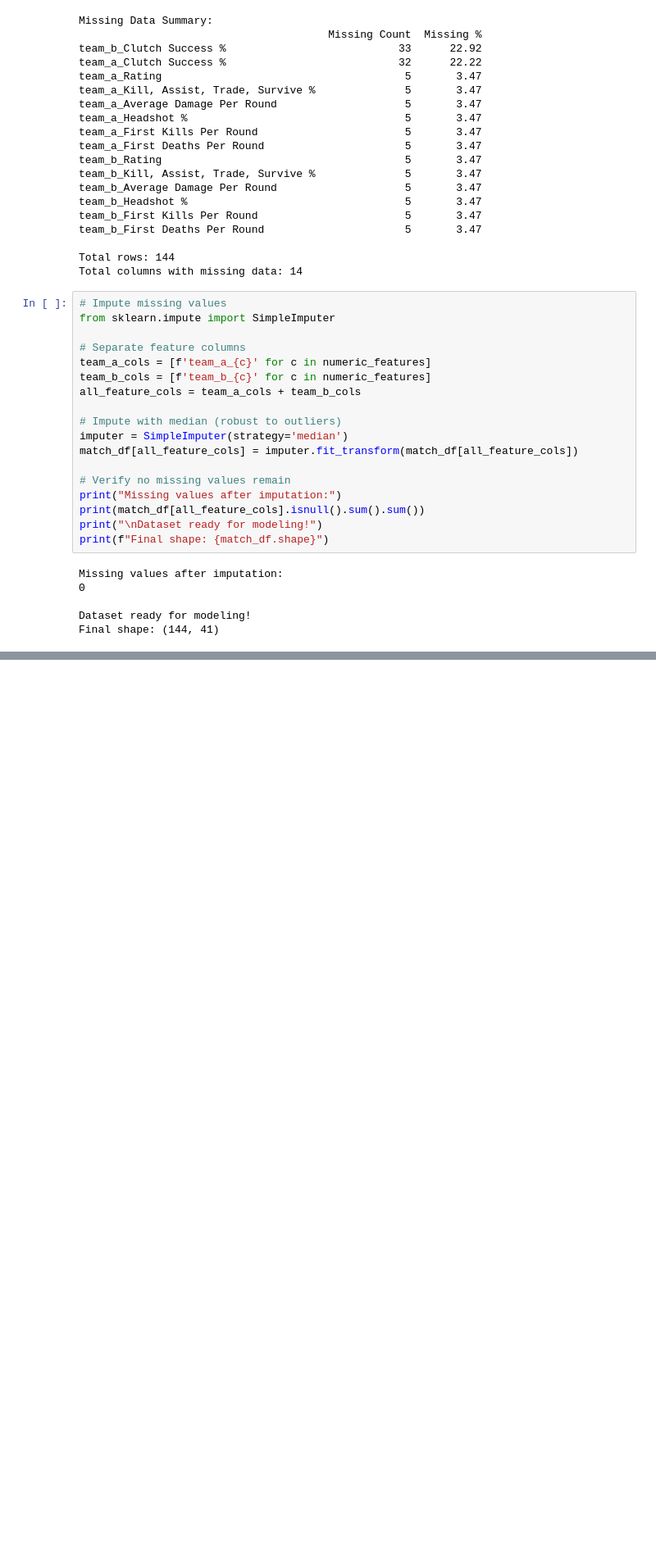
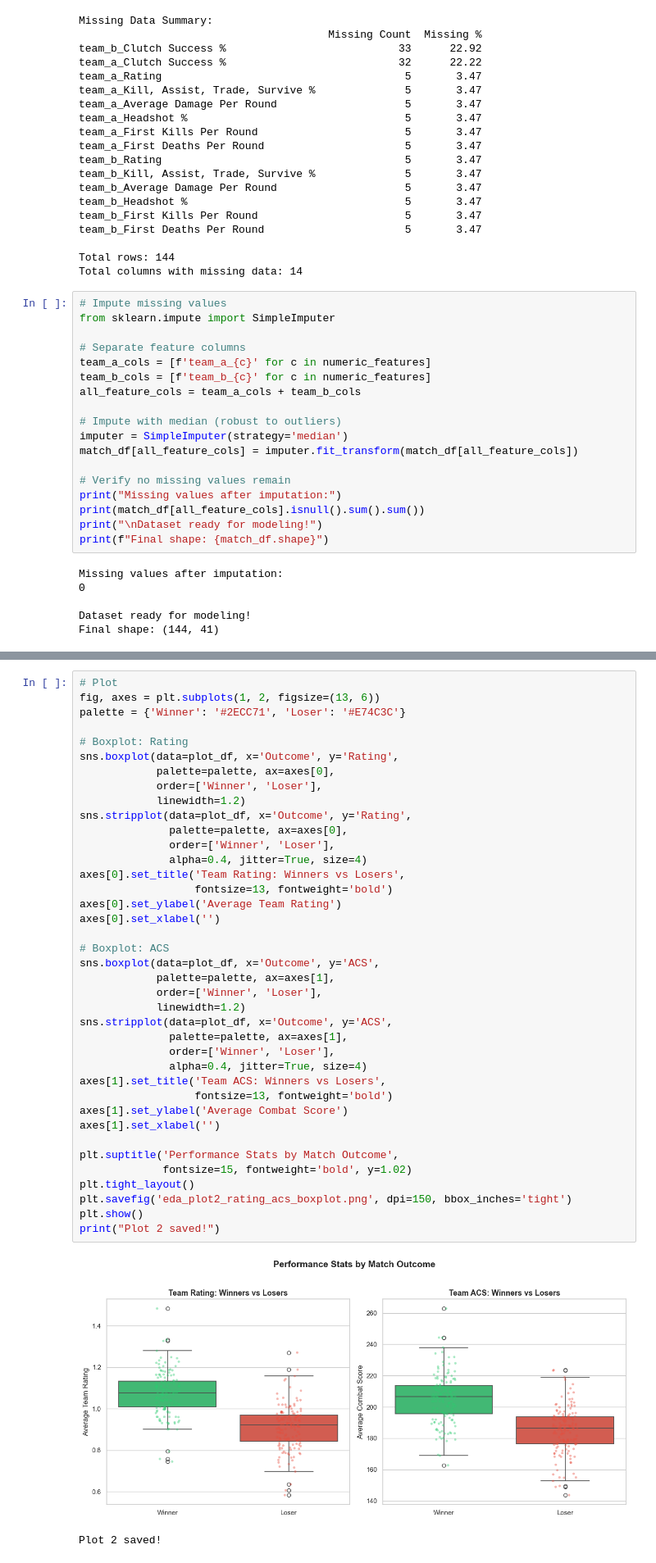
Before and after one commit to EthanSB-dev/VCT2026_Match_Predictor, a Jupyter notebook: VCTMatch_Prediction.ipynb, the cells around one changed output, grey strips where cells are left out. Shown at 82% size. Cells and saved outputs as stored; diff of their text form; blank space fills up the shorter version.

Commit message:
saved

```diff
--- a/VCTMatch_Prediction.ipynb
+++ b/VCTMatch_Prediction.ipynb
@@ -371,0 +420,42 @@ Plot 1 saved!
+# %%
+# Plot
+fig, axes = plt.subplots(1, 2, figsize=(13, 6))
+palette = {'Winner': '#2ECC71', 'Loser': '#E74C3C'}
+
+# Boxplot: Rating
+sns.boxplot(data=plot_df, x='Outcome', y='Rating',
+            palette=palette, ax=axes[0],
+            order=['Winner', 'Loser'],
+            linewidth=1.2)
+sns.stripplot(data=plot_df, x='Outcome', y='Rating',
+              palette=palette, ax=axes[0],
+              order=['Winner', 'Loser'],
+              alpha=0.4, jitter=True, size=4)
+axes[0].set_title('Team Rating: Winners vs Losers',
+                  fontsize=13, fontweight='bold')
+axes[0].set_ylabel('Average Team Rating')
+axes[0].set_xlabel('')
+
+# Boxplot: ACS
+sns.boxplot(data=plot_df, x='Outcome', y='ACS',
+            palette=palette, ax=axes[1],
+            order=['Winner', 'Loser'],
+            linewidth=1.2)
+sns.stripplot(data=plot_df, x='Outcome', y='ACS',
+              palette=palette, ax=axes[1],
+              order=['Winner', 'Loser'],
+              alpha=0.4, jitter=True, size=4)
+axes[1].set_title('Team ACS: Winners vs Losers',
+                  fontsize=13, fontweight='bold')
+axes[1].set_ylabel('Average Combat Score')
+axes[1].set_xlabel('')
+
+plt.suptitle('Performance Stats by Match Outcome',
+             fontsize=15, fontweight='bold', y=1.02)
+plt.tight_layout()
+plt.savefig('eda_plot2_rating_acs_boxplot.png', dpi=150, bbox_inches='tight')
+plt.show()
+print("Plot 2 saved!")
+# %% [output]
+[figure, added]
+Plot 2 saved!
```
Also changed, not shown: parts of 2 cells of this notebook.
